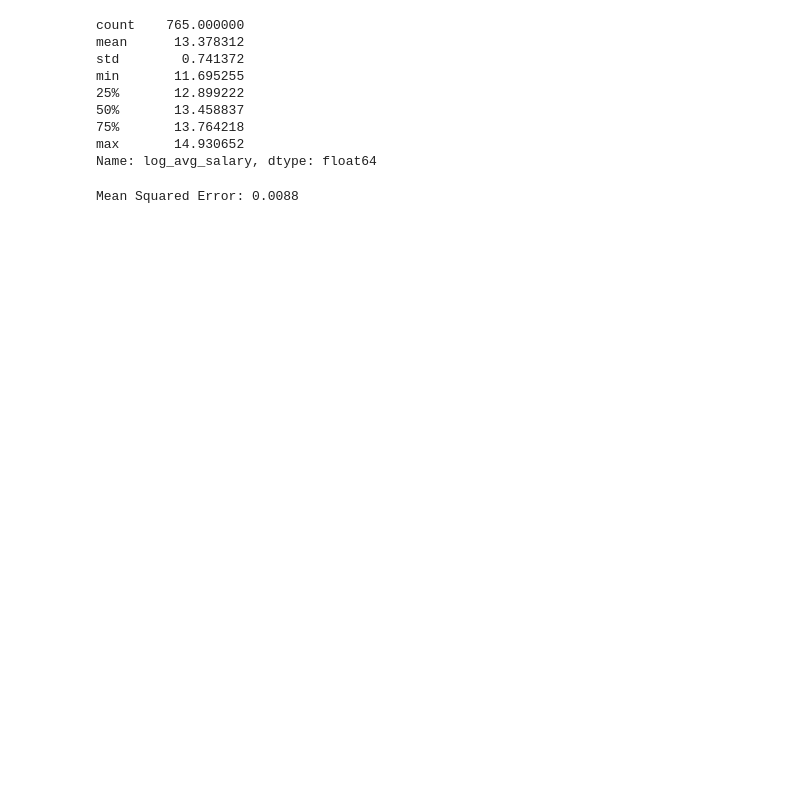
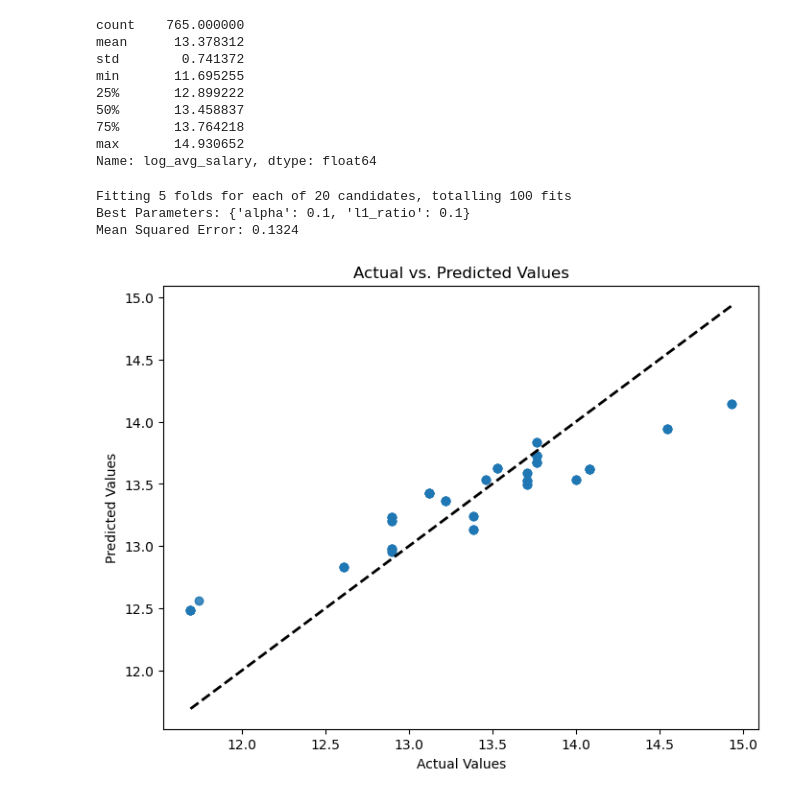
Before and after one commit to SathvikNayak123/salary-ml, a Jupyter notebook: notebooks/model_building.ipynb, the cells around one changed output. Drawn from its saved outputs; the diff is of its cells as text; code cells hidden in the pictures; blank space fills up the shorter version.

```diff
--- a/notebooks/model_building.ipynb
+++ b/notebooks/model_building.ipynb
@@ -47,12 +44,47 @@ numerical_columns = ['Rating', 'Age']
 sc = StandardScaler()
 X_train[numerical_columns] = sc.fit_transform(X_train[numerical_columns].copy())
 X_test[numerical_columns] = sc.transform(X_test[numerical_columns].copy())
-# %%
-model = SVR()
-
-model.fit(X_train, y_train)
-y_pred = model.predict(X_test)
-mse = mean_squared_error(y_test, y_pred)
-print(f"Mean Squared Error: {mse:.4f}")
-# %% [output]
-Mean Squared Error: 0.0088
+# %%
+model = ElasticNet()
+
+# Define the parameter grid for hyperparameter tuning
+param_grid = {
+    'alpha': [0.1, 0.5, 1.0, 1.5, 2.0],
+    'l1_ratio': [0.1, 0.5, 0.9, 1.0]  # 1.0 is Lasso, 0 is Ridge
+}
+
+# Set up GridSearchCV for 5-fold cross-validation
+grid_search = GridSearchCV(estimator=model, param_grid=param_grid,
+                           scoring='neg_mean_squared_error', cv=5,
+                           verbose=1, n_jobs=-1)
+
+# Fit the model using GridSearchCV
+grid_search.fit(X_train, y_train)
+
+# Get the best parameters and the best model
+best_params = grid_search.best_params_
+best_model = grid_search.best_estimator_
+
+# Make predictions using the best model
+y_pred = best_model.predict(X_test)
+
+# Calculate Mean Squared Error
+mse = mean_squared_error(y_test, y_pred)
+print(f"Best Parameters: {best_params}")
+print(f"Mean Squared Error: {mse:.4f}")
+# %% [output]
+Fitting 5 folds for each of 20 candidates, totalling 100 fits
+Best Parameters: {'alpha': 0.1, 'l1_ratio': 0.1}
+Mean Squared Error: 0.1324
+# %%
+import matplotlib.pyplot as plt
+
+plt.figure(figsize=(8, 6))
+plt.scatter(y_test, y_pred, alpha=0.6)
+plt.plot([y_test.min(), y_test.max()], [y_test.min(), y_test.max()], 'k--', lw=2)
+plt.xlabel('Actual Values')
+plt.ylabel('Predicted Values')
+plt.title('Actual vs. Predicted Values')
+plt.show()
+# %% [output]
+[figure, added]
```
Also changed, not shown: parts of 3 cells of this notebook, 11 other files.
